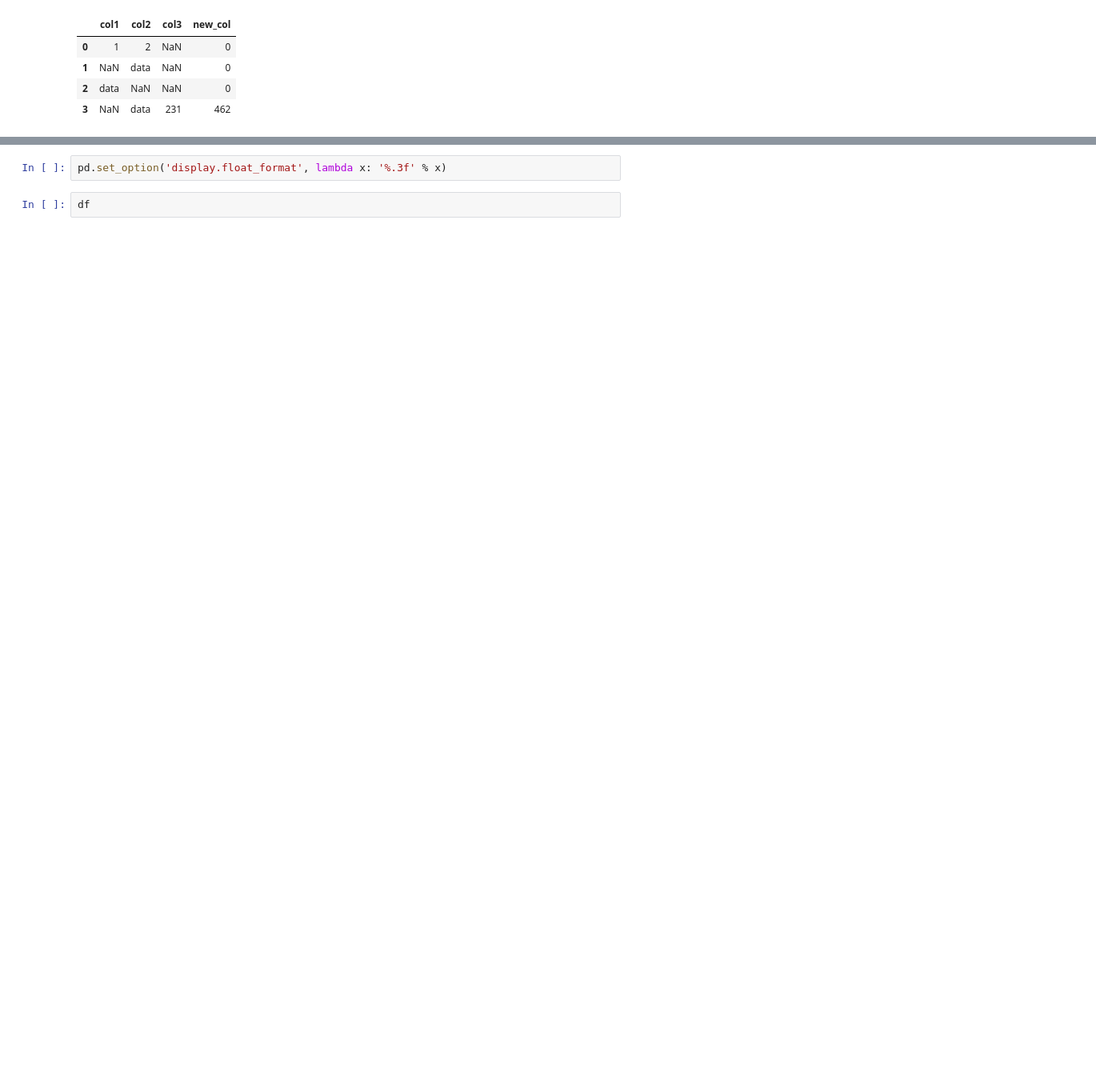
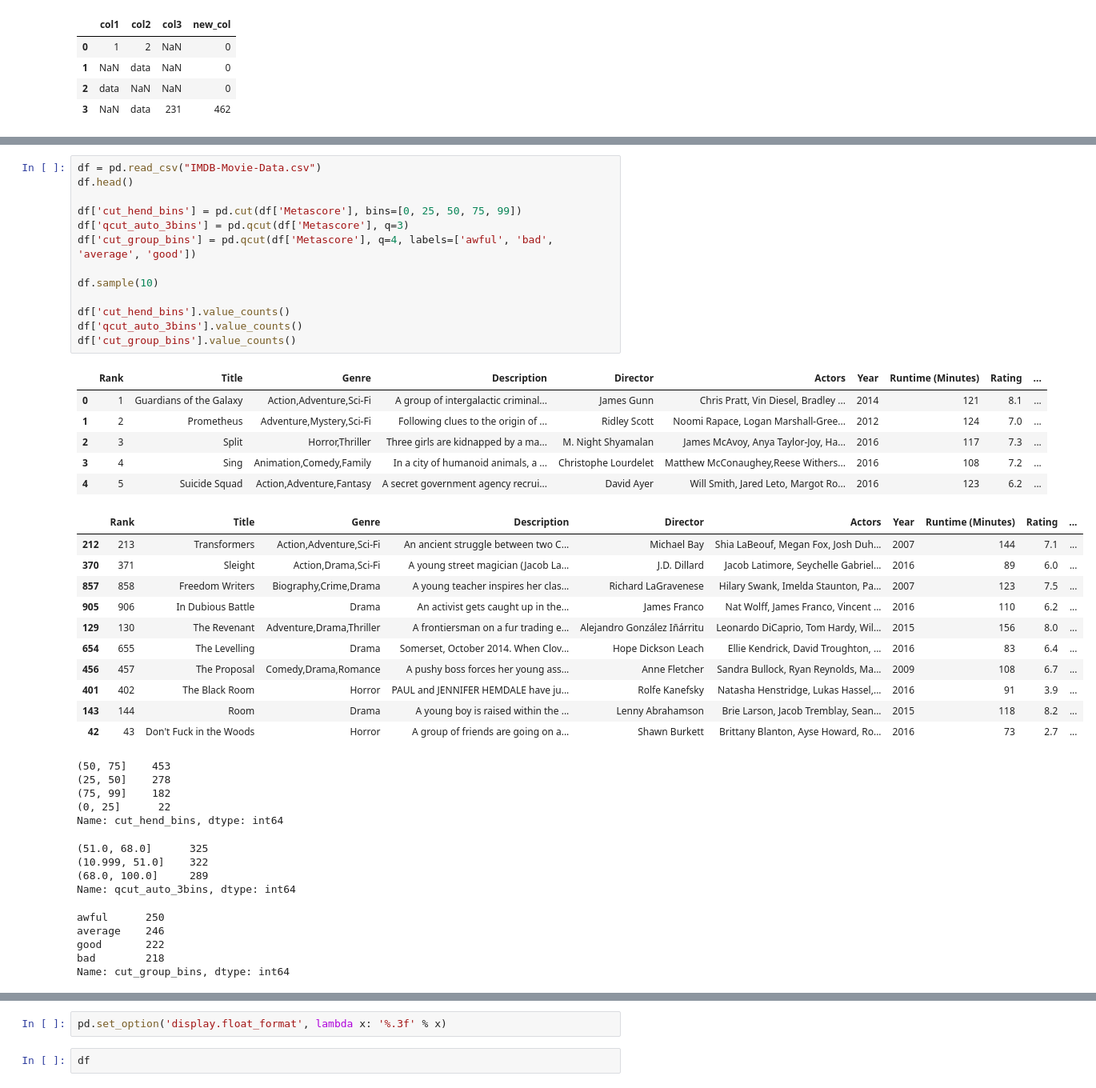
Before and after one commit to Pro100v/SkillBox-DataScience, a Jupyter notebook: Pandas/pandas_snippets.ipynb, the cells around one changed output, grey strips where cells are left out. Shown at 80% size. Saved outputs shown, nothing was run; the diff lists cells and outputs as text; blank space fills up the shorter version.

```diff
--- a/Pandas/pandas_snippets.ipynb
+++ b/Pandas/pandas_snippets.ipynb
@@ -697 +1680,46 @@ df2[['num_col','new_col1', 'new_col2']]
+# %%
+df = pd.read_csv("IMDB-Movie-Data.csv")
+df.head()
+
+df['cut_hend_bins'] = pd.cut(df['Metascore'], bins=[0, 25, 50, 75, 99])
+df['qcut_auto_3bins'] = pd.qcut(df['Metascore'], q=3)
+df['cut_group_bins'] = pd.qcut(df['Metascore'], q=4, labels=['awful', 'bad', 'average', 'good'])
+
+df.sample(10)
+
+df['cut_hend_bins'].value_counts()
+df['qcut_auto_3bins'].value_counts()
+df['cut_group_bins'].value_counts()
+# %% [output]
+|  | Rank | Title | Genre | Description | Director | Actors | Year | Runtime (Minutes) | Rating | ... |
+| 0 | 1 | Guardians of the Galaxy | Action,Adventure,Sci-Fi | A group of intergalactic criminal... | James Gunn | Chris Pratt, Vin Diesel, Bradley ... | 2014 | 121 | 8.1 | ... |
+| 1 | 2 | Prometheus | Adventure,Mystery,Sci-Fi | Following clues to the origin of ... | Ridley Scott | Noomi Rapace, Logan Marshall-Gree... | 2012 | 124 | 7.0 | ... |
+| 2 | 3 | Split | Horror,Thriller | Three girls are kidnapped by a ma... | M. Night Shyamalan | James McAvoy, Anya Taylor-Joy, Ha... | 2016 | 117 | 7.3 | ... |
+| 3 | 4 | Sing | Animation,Comedy,Family | In a city of humanoid animals, a ... | Christophe Lourdelet | Matthew McConaughey,Reese Withers... | 2016 | 108 | 7.2 | ... |
+| 4 | 5 | Suicide Squad | Action,Adventure,Fantasy | A secret government agency recrui... | David Ayer | Will Smith, Jared Leto, Margot Ro... | 2016 | 123 | 6.2 | ... |
+|  | Rank | Title | Genre | Description | Director | Actors | Year | Runtime (Minutes) | Rating | ... |
+| 212 | 213 | Transformers | Action,Adventure,Sci-Fi | An ancient struggle between two C... | Michael Bay | Shia LaBeouf, Megan Fox, Josh Duh... | 2007 | 144 | 7.1 | ... |
+| 370 | 371 | Sleight | Action,Drama,Sci-Fi | A young street magician (Jacob La... | J.D. Dillard | Jacob Latimore, Seychelle Gabriel... | 2016 | 89 | 6.0 | ... |
+| 857 | 858 | Freedom Writers | Biography,Crime,Drama | A young teacher inspires her clas... | Richard LaGravenese | Hilary Swank, Imelda Staunton, Pa... | 2007 | 123 | 7.5 | ... |
+| 905 | 906 | In Dubious Battle | Drama | An activist gets caught up in the... | James Franco | Nat Wolff, James Franco, Vincent ... | 2016 | 110 | 6.2 | ... |
+| 129 | 130 | The Revenant | Adventure,Drama,Thriller | A frontiersman on a fur trading e... | Alejandro González Iñárritu | Leonardo DiCaprio, Tom Hardy, Wil... | 2015 | 156 | 8.0 | ... |
+| 654 | 655 | The Levelling | Drama | Somerset, October 2014. When Clov... | Hope Dickson Leach | Ellie Kendrick, David Troughton, ... | 2016 | 83 | 6.4 | ... |
+| 456 | 457 | The Proposal | Comedy,Drama,Romance | A pushy boss forces her young ass... | Anne Fletcher | Sandra Bullock, Ryan Reynolds, Ma... | 2009 | 108 | 6.7 | ... |
+| 401 | 402 | The Black Room | Horror | PAUL and JENNIFER HEMDALE have ju... | Rolfe Kanefsky | Natasha Henstridge, Lukas Hassel,... | 2016 | 91 | 3.9 | ... |
+| 143 | 144 | Room | Drama | A young boy is raised within the ... | Lenny Abrahamson | Brie Larson, Jacob Tremblay, Sean... | 2015 | 118 | 8.2 | ... |
+| 42 | 43 | Don't Fuck in the Woods | Horror | A group of friends are going on a... | Shawn Burkett | Brittany Blanton, Ayse Howard, Ro... | 2016 | 73 | 2.7 | ... |
+(50, 75]    453
+(25, 50]    278
+(75, 99]    182
+(0, 25]      22
+Name: cut_hend_bins, dtype: int64
+(51.0, 68.0]      325
+(10.999, 51.0]    322
+(68.0, 100.0]     289
+Name: qcut_auto_3bins, dtype: int64
+awful      250
+average    246
+good       222
+bad        218
+Name: cut_group_bins, dtype: int64
 # %% [markdown]
```
Also changed, not shown: parts of 118 cells of this notebook.
